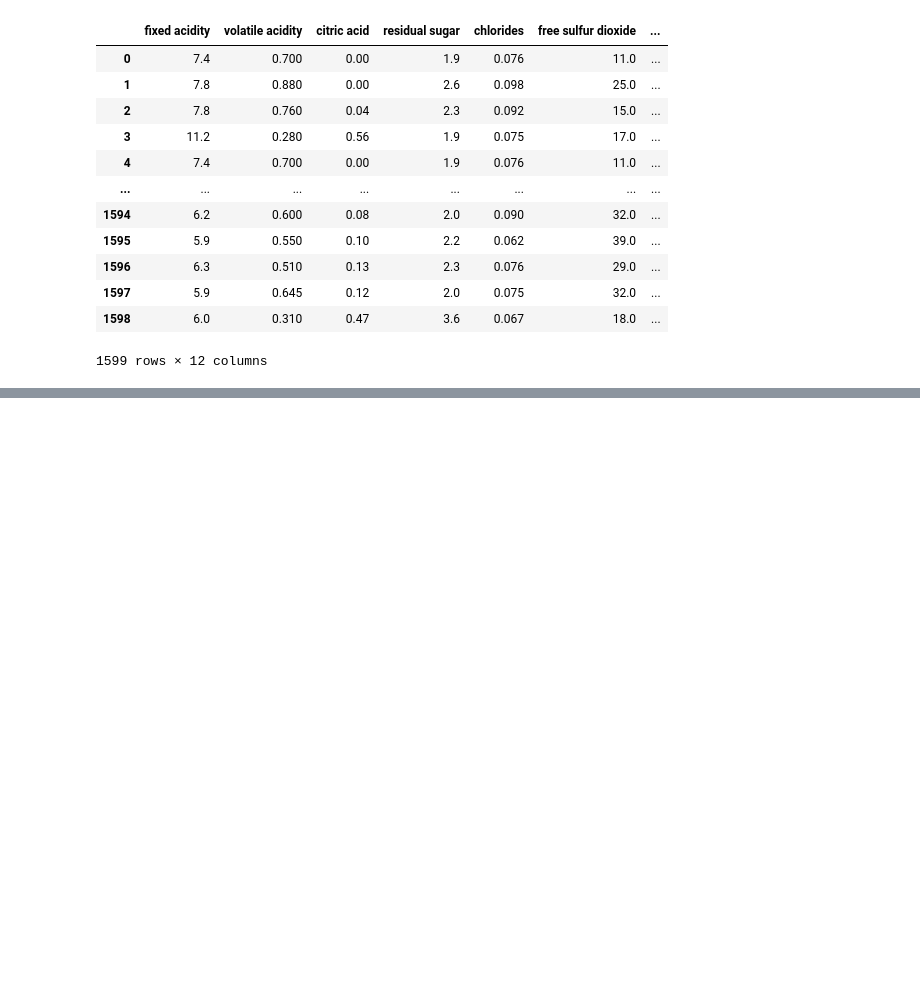
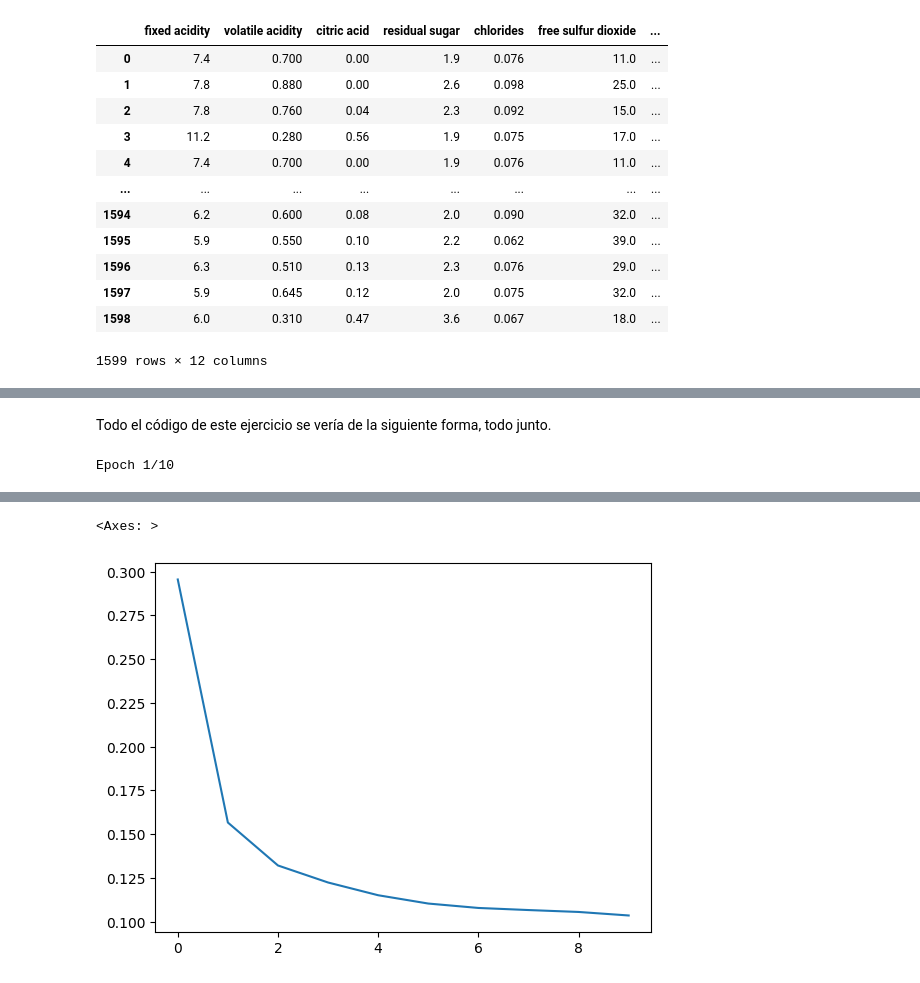
Before and after one commit to Nextta/DL_Curso, a Jupyter notebook: Introduccion_Deep_Learning.ipynb, the cells around one changed output, grey strips where cells are left out. Drawn from its saved outputs; the diff is of its cells as text; code cells hidden in the pictures; blank space fills up the shorter version.

```diff
--- a/Introduccion_Deep_Learning.ipynb
+++ b/Introduccion_Deep_Learning.ipynb
@@ -155,0 +233,48 @@ Una vez tenemos los datos separados en datos de entrenamiento y datos de validac
+# %% [markdown]
+Todo el código de este ejercicio se vería de la siguiente forma, todo junto.
+# %%
+import pandas as pd
+from tensorflow import keras
+from tensorflow.keras import layers
+
+# PREPARACIÓN DE LOS DATOS:
+df = pd.read_csv("Modelos/red-wine.csv")
+
+df_train = df.sample(frac=0.7, random_state=0)
+df_valid = df.drop(df_train.index)
+
+max_ = df_train.max(axis=0)
+min_ = df_train.min(axis=0)
+df_train = (df_train - min_) / (max_ - min_)
+df_valid = (df_valid - min_) / (max_ - min_)
+
+x_train = df_train.drop("quality", axis=1)
+x_valid = df_valid.drop("quality", axis=1)
+y_train = df_train["quality"]
+y_valid = df_valid["quality"]
+
+# CREACIÓN DEL MODELO Y ENTRENAMIENTO:
+model = keras.Sequential([
+    layers.Dense(units=512, activation="relu", input_shape=[11]),
+    layers.Dense(units=512, activation="relu"),
+    layers.Dense(units=512, activation="relu"),
+    layers.Dense(units=1)
+])
+
+model.compile(
+    optimizer="adam",
+    loss="mae"
+)
+
+history = model.fit(
+    x_train, y_train,
+    validation_data=(x_valid, y_valid),
+    batch_size=256,
+    epochs=10
+)
+
+# RESULTADOS DEL ENTRENAMIENTO:
+df_history = pd.DataFrame(history.history)
+df_history["loss"].plot()
+# %% [output]
+Epoch 1/10
@@ -155,0 +300,2 @@ Una vez tenemos los datos separados en datos de entrenamiento y datos de validac
+<Axes: >
+[figure, added]
```
Also changed, not shown: parts of 15 cells of this notebook.
